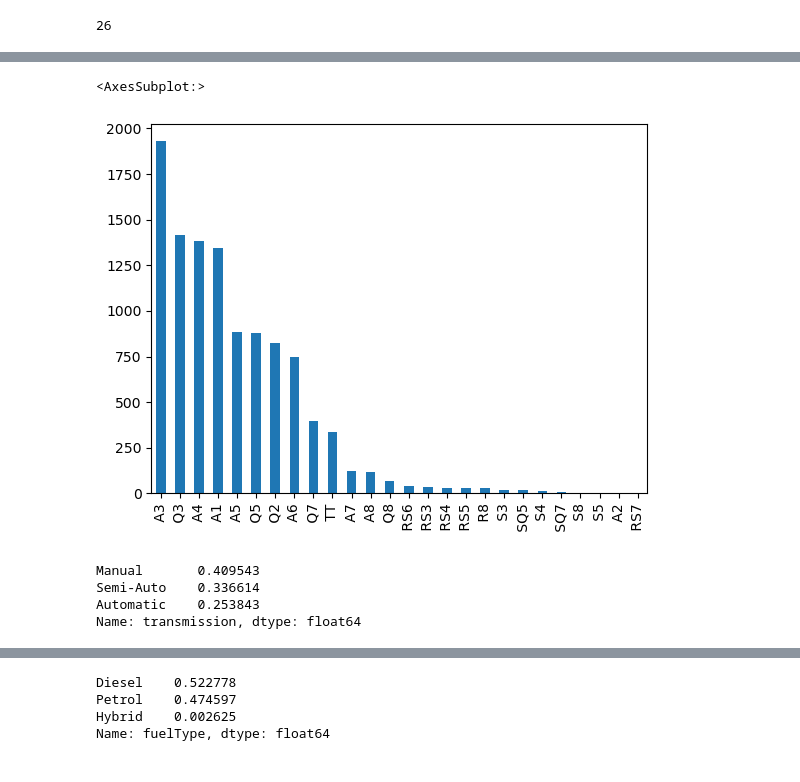
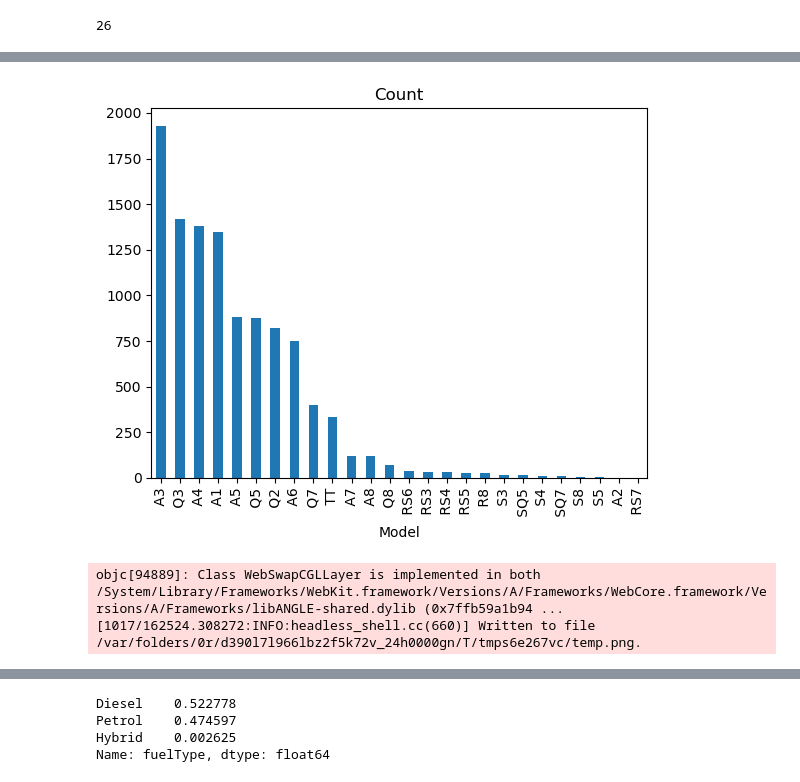
Before and after one commit to burkeob/Car-Price-Prediction, a Jupyter notebook: src/EDA.ipynb, the cells around one changed output, grey strips where cells are left out. Cells and saved outputs as stored; diff of their text form; code cells hidden in the pictures.

```diff
--- a/src/EDA.ipynb
+++ b/src/EDA.ipynb
@@ -164,12 +203,14 @@ Name: model, dtype: float64
 # %%
 df['model'].value_counts().plot(kind='bar')
+plt.xlabel('Model')
+plt.title('Count')
+plt.savefig('../figures/car_model_counts.png')
 # %% [output]
-<AxesSubplot:>
-[figure, old version]
+[figure, new version]
 # %%
-df['transmission'].value_counts() / len(df)
+d = pd.DataFrame(df['transmission'].value_counts() / len(df))
+d.columns = ['Frequency']
+dfi.export(d, "../figures/Tables/transmission_frequency_table.png")
 # %% [output]
-Manual       0.409543
-Semi-Auto    0.336614
-Automatic    0.253843
-Name: transmission, dtype: float64
+objc[94889]: Class WebSwapCGLLayer is implemented in both /System/Library/Frameworks/WebKit.framework/Versions/A/Frameworks/WebCore.framework/Versions/A/Frameworks/libANGLE-shared.dylib (0x7ffb59a1b94 ...
+[1017/162524.308272:INFO:headless_shell.cc(660)] Written to file /var/folders/0r/d390l7l966lbz2f5k72v_24h0000gn/T/tmps6e267vc/temp.png.
```
Also changed, not shown: parts of 25 cells of this notebook, 24 other files.
